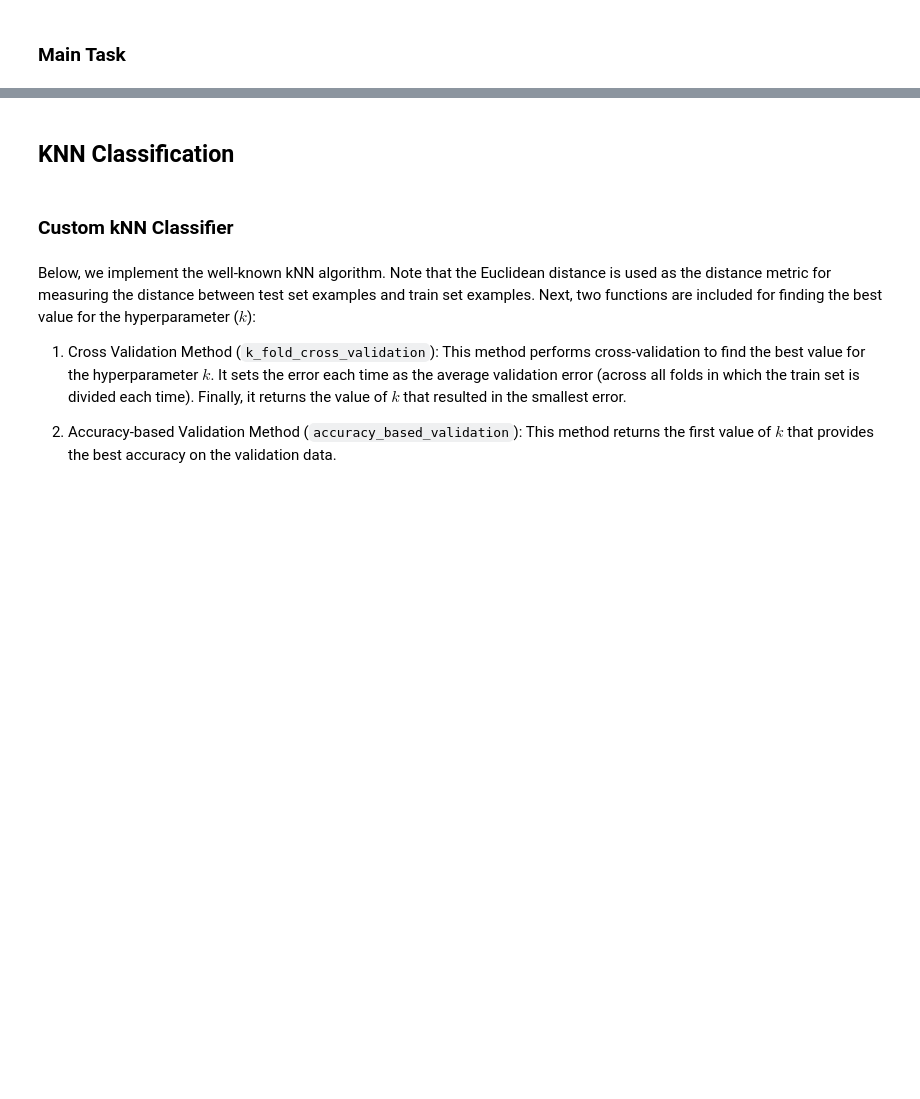
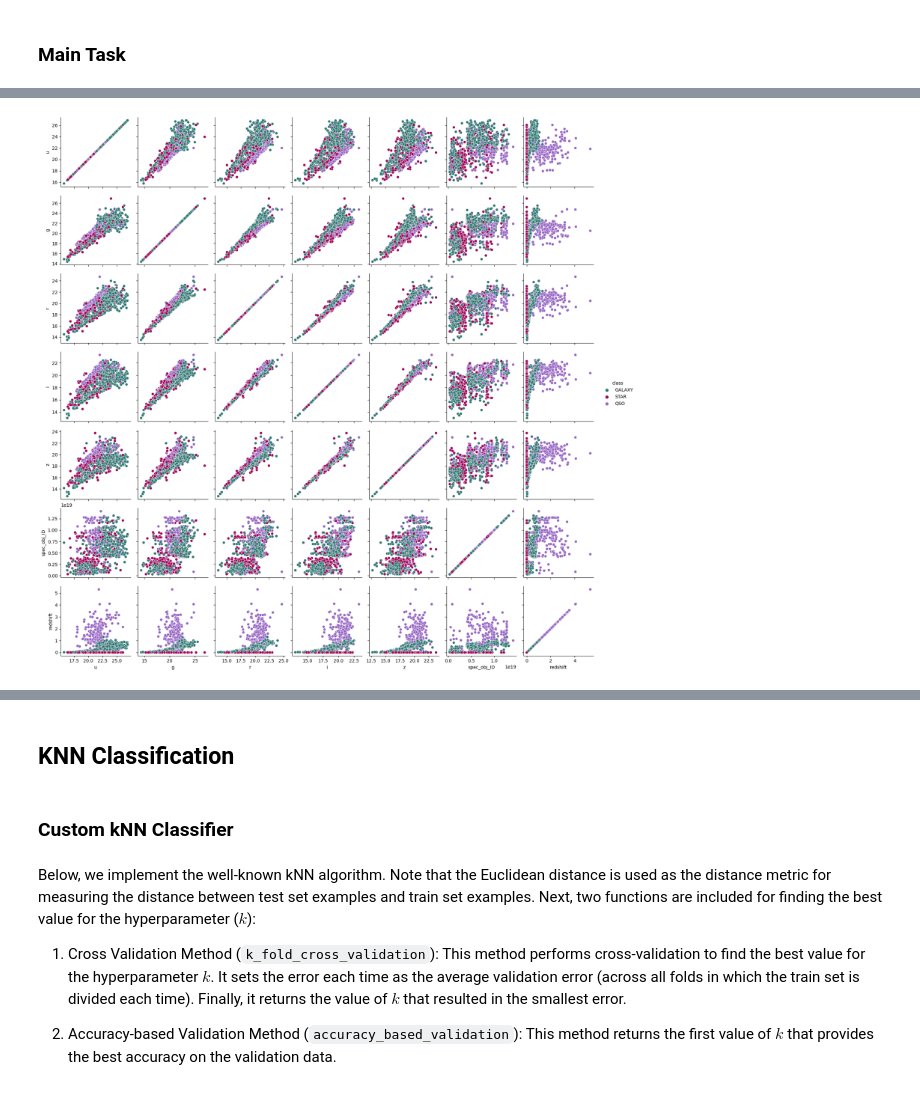
Before and after one commit to alvionaM/stellar-classification, a Jupyter notebook: notebooks/ML-Algorithms.ipynb, the cells around one changed output, grey strips where cells are left out. Saved outputs shown, nothing was run; the diff lists cells and outputs as text; code cells hidden in the pictures; blank space fills up the shorter version.

```diff
--- a/notebooks/ML-Algorithms.ipynb
+++ b/notebooks/ML-Algorithms.ipynb
@@ -346,0 +312,4 @@ y_test = np.array(y_test)
+# %%
+_ = sns.pairplot(star_data, diag_kind=None, hue="class", palette=["#317873", "#A1045A", "#9867C5"])
+# %% [output]
+[figure, added]
```
Also changed, not shown: parts of 25 cells of this notebook, 1 other file.
